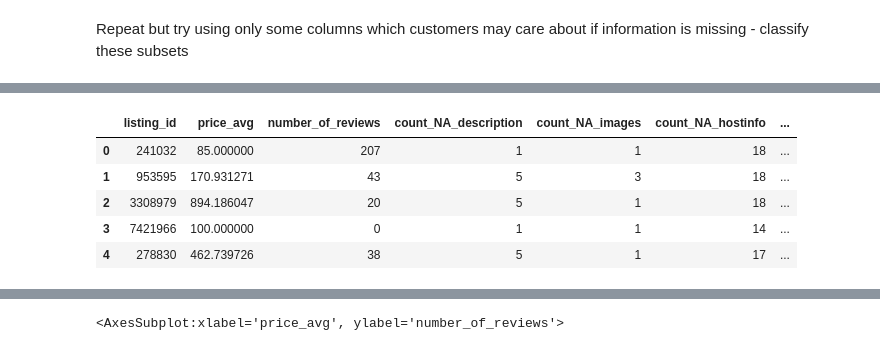
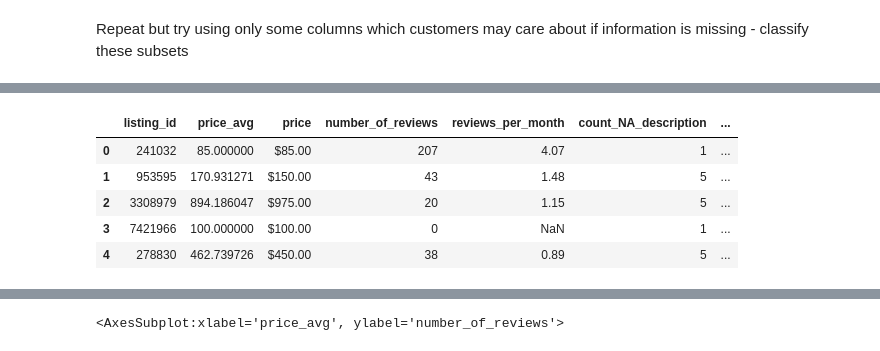
Before and after one commit to norrateng/seattle_airbnb, a Jupyter notebook: Seattle Airbnb.ipynb, the cells around one changed output, grey strips where cells are left out. Saved outputs shown, nothing was run; the diff lists cells and outputs as text; code cells hidden in the pictures.

```diff
--- a/Seattle Airbnb.ipynb
+++ b/Seattle Airbnb.ipynb
@@ -717,25 +735,11 @@ time: 0 ns (started: 2025-04-18 09:26:53 +01:00)
 # %%
 # merge back onto price to get mean prices
-listings_NA_grp_price = pd.merge(listings2[['listing_id', 'price_avg', 'number_of_reviews']], listings_NA_grp, on='listing_id', how='left')
+listings_NA_grp_price = pd.merge(listings2[['listing_id', 'price_avg', 'price', 'number_of_reviews','reviews_per_month']], listings_NA_grp, on='listing_id', how='left')
 listings_NA_grp_price.head()
-
-# NA_grp_price = pd.merge(
-#     pd.DataFrame(listings3.groupby('count_NA', as_index = False)['price_avg'].mean()),
-#     pd.DataFrame(listings3.groupby('count_NA', as_index = False)['listing_id'].count()),
-#     on='count_NA',
-#     how='left'
-#     )
-
-# # rename
-# NA_price = NA_price.rename(columns = {'listing_id': 'n'})
-
-# # higher values of count_NA = more completeness of data
-
-# NA_price.head()
 # %% [output]
-|  | listing_id | price_avg | number_of_reviews | count_NA_description | count_NA_images | count_NA_hostinfo | ... |
-| 0 | 241032 | 85.000000 | 207 | 1 | 1 | 18 | ... |
-| 1 | 953595 | 170.931271 | 43 | 5 | 3 | 18 | ... |
-| 2 | 3308979 | 894.186047 | 20 | 5 | 1 | 18 | ... |
-| 3 | 7421966 | 100.000000 | 0 | 1 | 1 | 14 | ... |
-| 4 | 278830 | 462.739726 | 38 | 5 | 1 | 17 | ... |
+|  | listing_id | price_avg | price | number_of_reviews | reviews_per_month | count_NA_description | ... |
+| 0 | 241032 | 85.000000 | $85.00 | 207 | 4.07 | 1 | ... |
+| 1 | 953595 | 170.931271 | $150.00 | 43 | 1.48 | 5 | ... |
+| 2 | 3308979 | 894.186047 | $975.00 | 20 | 1.15 | 5 | ... |
+| 3 | 7421966 | 100.000000 | $100.00 | 0 | NaN | 1 | ... |
+| 4 | 278830 | 462.739726 | $450.00 | 38 | 0.89 | 5 | ... |
```
Also changed, not shown: parts of 98 cells of this notebook.
